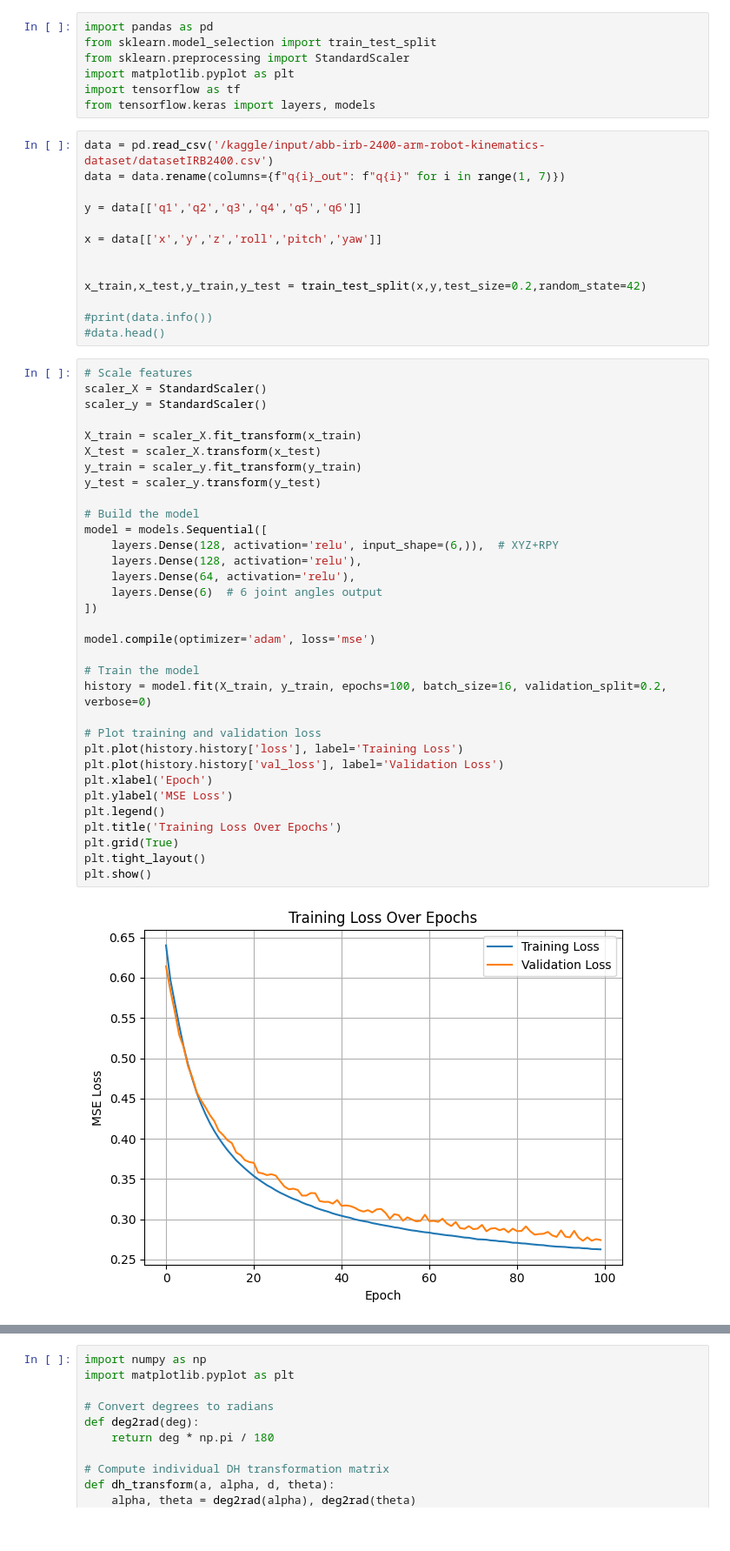
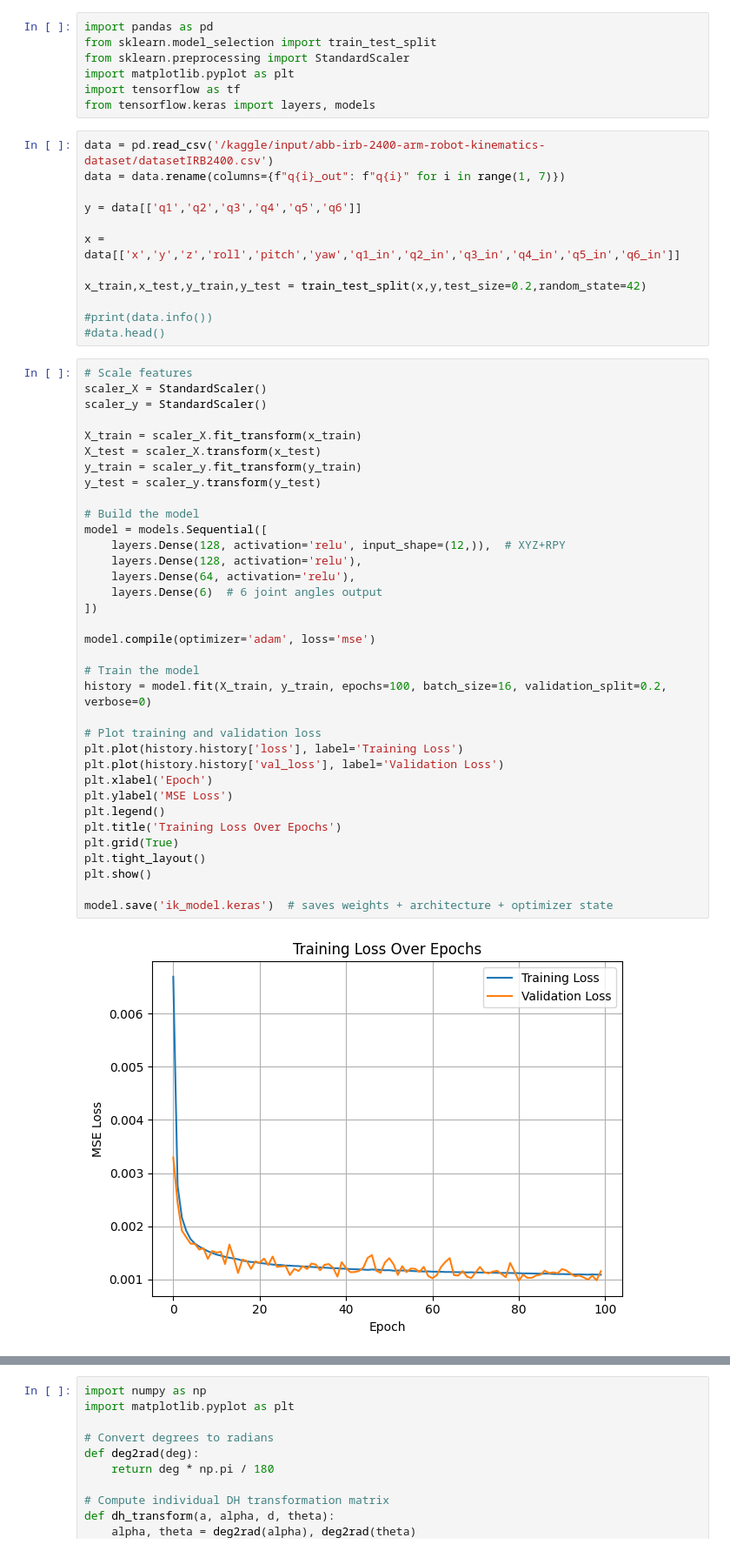
Before and after one commit to schaeffer-thom/ML-projects, a Jupyter notebook: IK_6dof.ipynb, the cells around one changed output, grey strips where cells are left out. Shown at 87% size. Saved outputs shown, nothing was run; the diff lists cells and outputs as text.

```diff
--- a/IK_6dof.ipynb
+++ b/IK_6dof.ipynb
@@ -22,8 +22,7 @@ data = data.rename(columns={f"q{i}_out": f"q{i}" for i in range(1, 7)})
 
 y = data[['q1','q2','q3','q4','q5','q6']]
 
-x = data[['x','y','z','roll','pitch','yaw']]
-
+x = data[['x','y','z','roll','pitch','yaw','q1_in','q2_in','q3_in','q4_in','q5_in','q6_in']]
 
 x_train,x_test,y_train,y_test = train_test_split(x,y,test_size=0.2,random_state=42)
 
@@ -35,33 +34,35 @@ scaler_X = StandardScaler()
 scaler_y = StandardScaler()
 
 X_train = scaler_X.fit_transform(x_train)
 X_test = scaler_X.transform(x_test)
 y_train = scaler_y.fit_transform(y_train)
 y_test = scaler_y.transform(y_test)
 
 # Build the model
 model = models.Sequential([
-    layers.Dense(128, activation='relu', input_shape=(6,)),  # XYZ+RPY
+    layers.Dense(128, activation='relu', input_shape=(12,)),  # XYZ+RPY
     layers.Dense(128, activation='relu'),
     layers.Dense(64, activation='relu'),
     layers.Dense(6)  # 6 joint angles output
 ])
 
 model.compile(optimizer='adam', loss='mse')
 
 # Train the model
 history = model.fit(X_train, y_train, epochs=100, batch_size=16, validation_split=0.2, verbose=0)
 
 # Plot training and validation loss
 plt.plot(history.history['loss'], label='Training Loss')
 plt.plot(history.history['val_loss'], label='Validation Loss')
 plt.xlabel('Epoch')
 plt.ylabel('MSE Loss')
 plt.legend()
 plt.title('Training Loss Over Epochs')
 plt.grid(True)
 plt.tight_layout()
 plt.show()
+
+model.save('ik_model.keras')  # saves weights + architecture + optimizer state
 # %% [output]
-[figure, old version]
+[figure, new version]
 # %%
```
Also changed, not shown: parts of 3 cells of this notebook.
